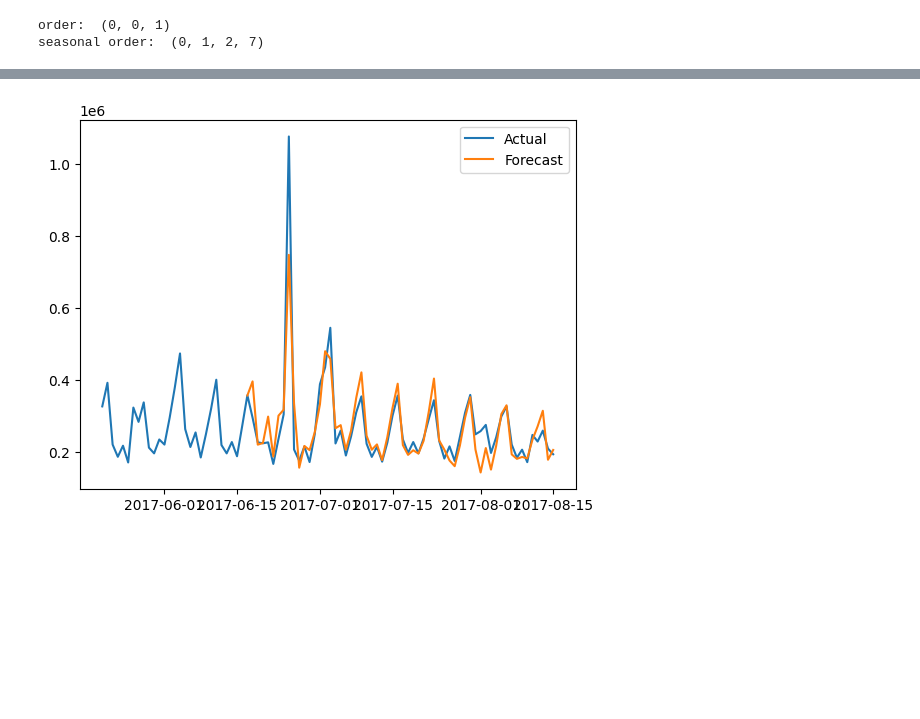
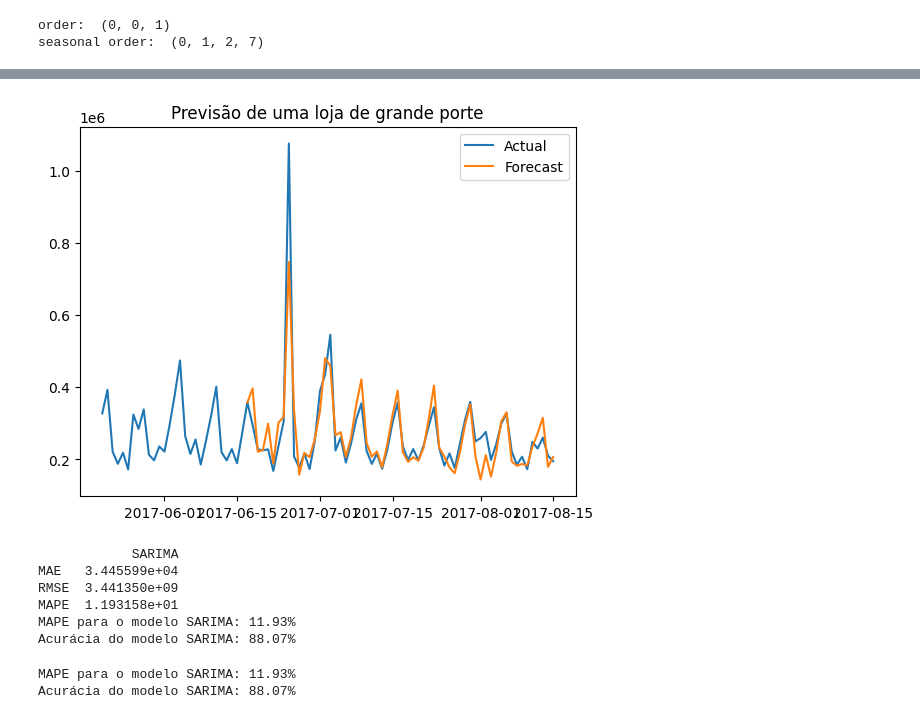
Before and after one commit to lgregs/TCC-PUCSP-CDIA, a Jupyter notebook: SARIMA_StoreSales.ipynb, the cells around one changed output, grey strips where cells are left out. Drawn from its saved outputs; the diff is of its cells as text; code cells hidden in the pictures; blank space fills up the shorter version.

```diff
--- a/SARIMA_StoreSales.ipynb
+++ b/SARIMA_StoreSales.ipynb
@@ -1047,20 +1064,84 @@ Warnings:
 # %%
 # Select the last 90 days of data for comparison
 last_90_days = daily_sales.iloc[-60:]
 
 # Extract the exogenous variables for the last 60 days
 exog_data = last_90_days[['holiday', 'onpromotion', 'oil_price']]
 
 # Get the forecast for the next 60 days, including exogenous variables
 forecast = sar.get_prediction(start=last_90_days.index[0], end=last_90_days.index[-1], exog=exog_data)
 
 # Extract the predicted values for the next 60 days
 predicted_values = forecast.predicted_mean
 
 # Plot the actual sales and predicted values
 plt.plot(daily_sales[1600:]['sales'], label = 'Actual')
 plt.plot(predicted_values.index, predicted_values, label='Forecast')
+plt.title('Previsão de uma loja de grande porte')
 plt.legend()
 plt.show()
 # %% [output]
-[figure, old version]
+[figure, new version]
+# %%
+# Compare both Prophet accuracy
+
+pred_SARIMA = predicted_values
+actual = daily_sales['sales'][-60:]
+
+# Define function to calculate mae, rmse
+
+def mae(pred, actual):
+    mae = np.mean(np.abs(pred - actual))
+    return mae
+
+def rmse(pred, actual):
+    mse = np.mean((pred - actual) ** 2)
+    rmse = np.sqrt(mse)
+    return mse
+
+def mape(pred, actual):
+    absolute_percentage_errors = np.abs((actual - pred) / actual)
+    mape = np.mean(absolute_percentage_errors) * 100
+    return mape
+
+data = {
+    'SARIMA': [mae(pred_SARIMA, actual), rmse(pred_SARIMA, actual), mape(pred_SARIMA, actual)],
+
+}
+
+df = pd.DataFrame(data, columns=['SARIMA'], index=['MAE', 'RMSE', 'MAPE'])
+print(df)
+
+# Calcule o MAPE para o modelo SARIMA
+mape_SARIMA = mape(pred_SARIMA, actual)
+
+# Exiba o MAPE calculado
+print(f'MAPE para o modelo SARIMA: {mape_SARIMA:.2f}%')
+
+# Calcule a acurácia como 100% menos o MAPE
+accuracy_SARIMA = 100 - mape_SARIMA
+
+# Exiba a acurácia
+print(f'Acurácia do modelo SARIMA: {accuracy_SARIMA:.2f}%')
+# %% [output]
+            SARIMA
+MAE   3.445599e+04
+RMSE  3.441350e+09
+MAPE  1.193158e+01
+MAPE para o modelo SARIMA: 11.93%
+Acurácia do modelo SARIMA: 88.07%
+# %%
+# Calcule o MAPE para o modelo SARIMA
+mape_SARIMA = mape(pred_SARIMA, actual)
+
+# Exiba o MAPE calculado
+print(f'MAPE para o modelo SARIMA: {mape_SARIMA:.2f}%')
+
+# Calcule a acurácia como 100% menos o MAPE
+accuracy_SARIMA = 100 - mape_SARIMA
+
+# Exiba a acurácia
+print(f'Acurácia do modelo SARIMA: {accuracy_SARIMA:.2f}%')
+# %% [output]
+MAPE para o modelo SARIMA: 11.93%
+Acurácia do modelo SARIMA: 88.07%
```
Also changed, not shown: parts of 38 cells of this notebook.
